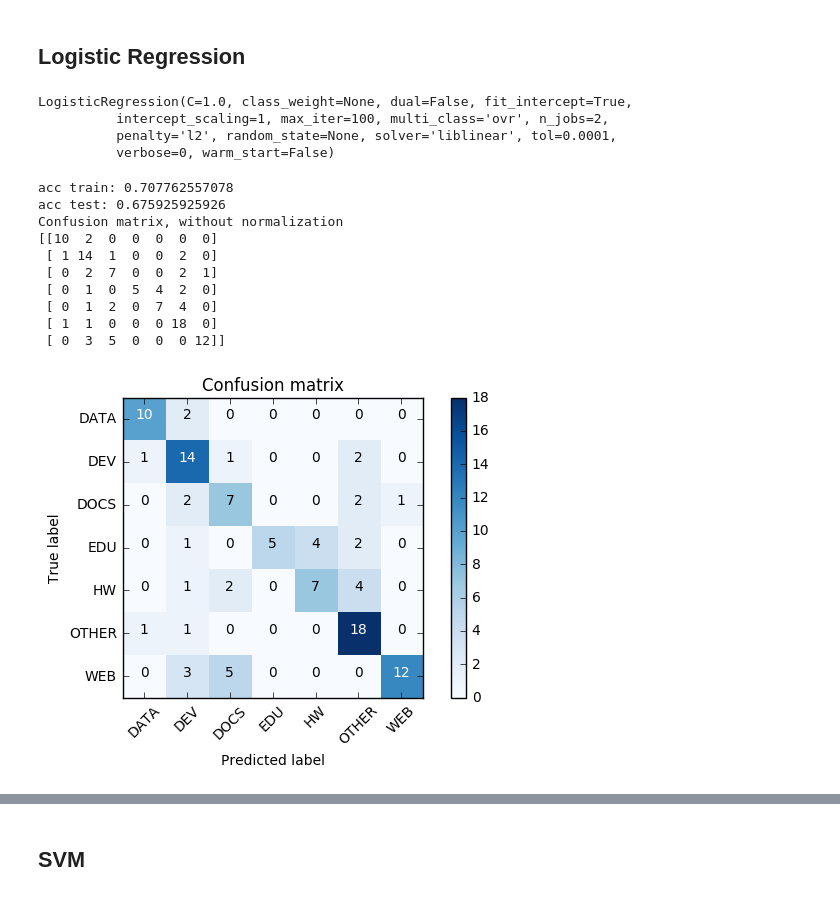
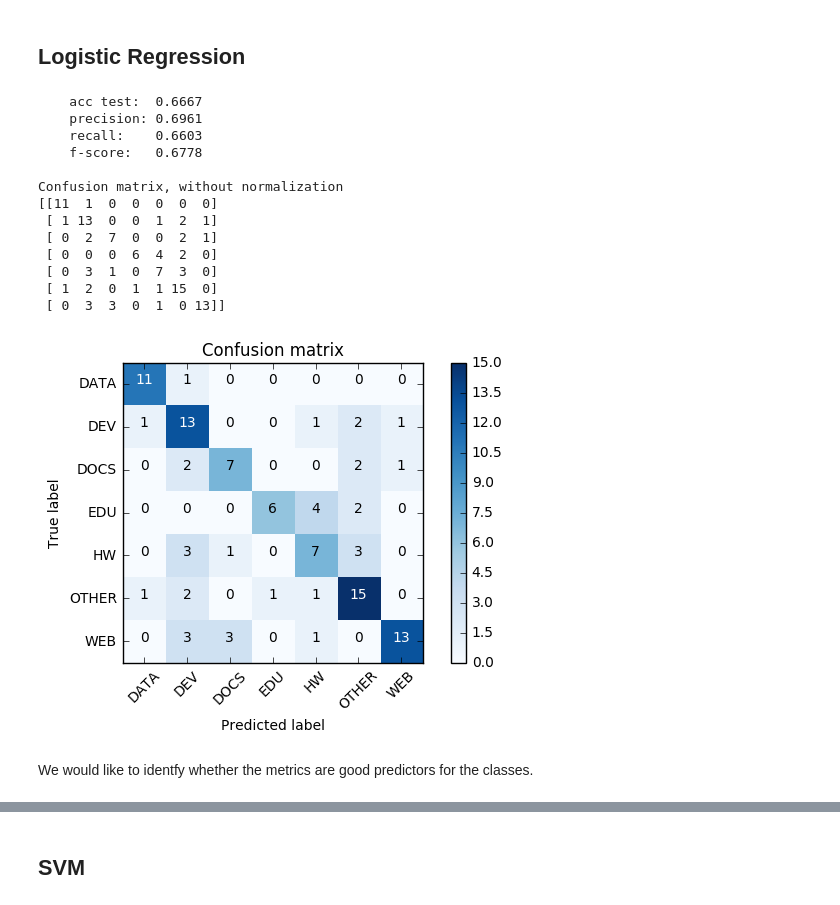
Before and after one commit to mbornstein/GithubRepoClassification, a Jupyter notebook: Classification Models.ipynb, the cells around one changed output, grey strips where cells are left out. Drawn from its saved outputs; the diff is of its cells as text; code cells hidden in the pictures.

```diff
--- a/Classification Models.ipynb
+++ b/Classification Models.ipynb
@@ -82,24 +90,23 @@ acc test: 0.18518518518518517
 # %% [markdown]
 ## Logistic Regression
 # %%
-logreg = sklearn.linear_model.LogisticRegression(C=1.0, max_iter=100, n_jobs=2)
+logreg = sklearn.linear_model.LogisticRegression(C=100, max_iter=100, n_jobs=2)
 logreg.fit(X_train, y_train)
+analyze_results(logreg)
 # %% [output]
-LogisticRegression(C=1.0, class_weight=None, dual=False, fit_intercept=True,
-          intercept_scaling=1, max_iter=100, multi_class='ovr', n_jobs=2,
-          penalty='l2', random_state=None, solver='liblinear', tol=0.0001,
-          verbose=0, warm_start=False)
+    acc test:  0.6667
+    precision: 0.6961
+    recall:    0.6603
+    f-score:   0.6778
+
+Confusion matrix, without normalization
+[[11  1  0  0  0  0  0]
+ [ 1 13  0  0  1  2  1]
+ [ 0  2  7  0  0  2  1]
+ [ 0  0  0  6  4  2  0]
+ [ 0  3  1  0  7  3  0]
+ [ 1  2  0  1  1 15  0]
+ [ 0  3  3  0  1  0 13]]
+[figure, added]
-# %%
-analyze_results(logreg)
-# %% [output]
-acc train: 0.707762557078
-acc test: 0.675925925926
-Confusion matrix, without normalization
-[[10  2  0  0  0  0  0]
- [ 1 14  1  0  0  2  0]
- [ 0  2  7  0  0  2  1]
- [ 0  1  0  5  4  2  0]
- [ 0  1  2  0  7  4  0]
- [ 1  1  0  0  0 18  0]
- [ 0  3  5  0  0  0 12]]
-[figure, removed]
+# %% [markdown]
+We would like to identfy whether the metrics are good predictors for the classes.
```
Also changed, not shown: parts of 34 cells of this notebook, 1 other file.
